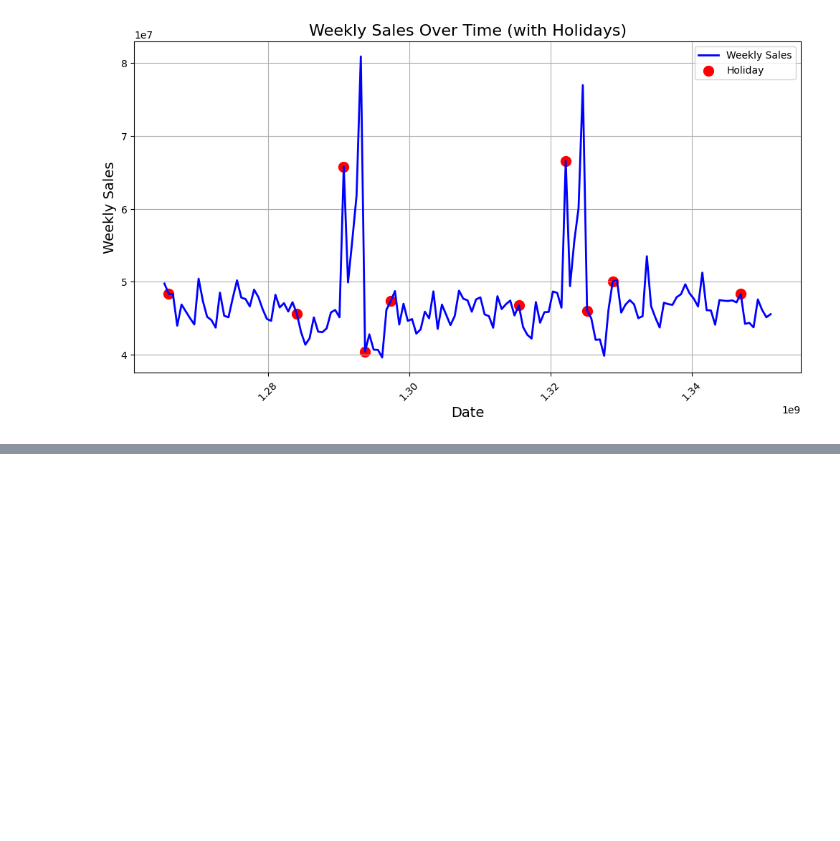
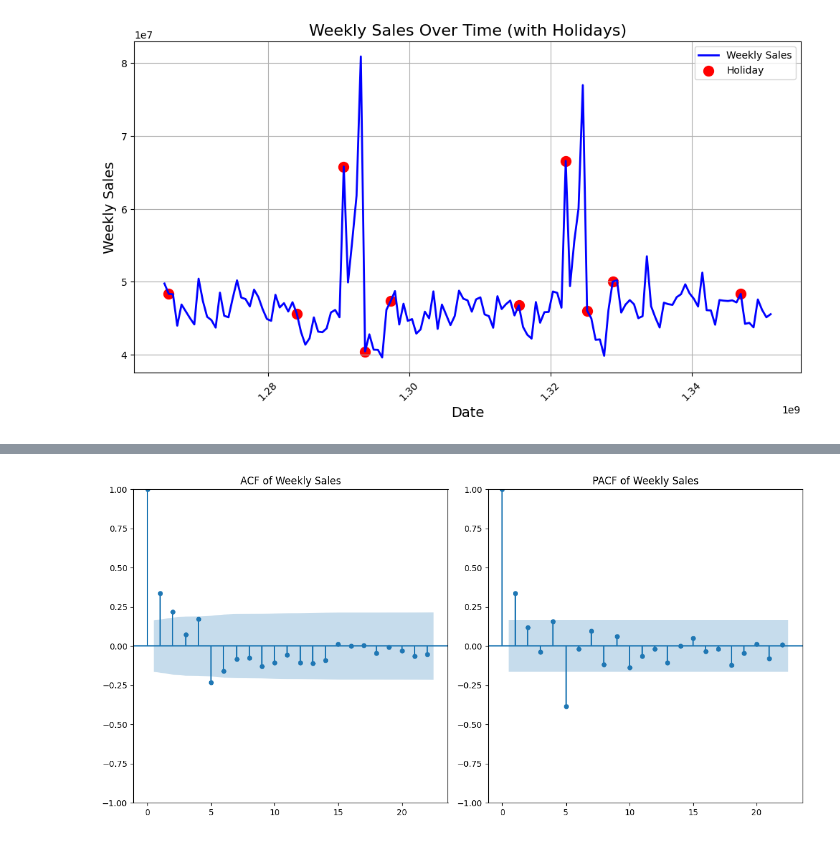
Before and after one commit to random-logic/Demand-Forecast, a Jupyter notebook: src/ARIMAX.ipynb, the cells around one changed output, grey strips where cells are left out. Saved outputs shown, nothing was run; the diff lists cells and outputs as text; code cells hidden in the pictures; blank space fills up the shorter version.

```diff
--- a/src/ARIMAX.ipynb
+++ b/src/ARIMAX.ipynb
@@ -19,6 +21,9 @@ df['Date'] = pd.to_datetime(df['Date'], format='%d-%m-%Y')
 
 # Convert to epoch time in seconds
 df['Date'] = df['Date'].astype(int) // 10**9
+
+# Set Date as index
+df.set_index('Date', inplace=True)
 
 df.head()
 
@@ -158,0 +97,81 @@ Best ARIMA Order: (10, 1, 5) with AIC: 4740.276258375735
+# %%
+# Plot ACF and PACF for Weekly_Sales to determine p, d, q
+fig, axes = plt.subplots(1, 2, figsize=(12, 6))
+plot_acf(df['Weekly_Sales'], ax=axes[0], title="ACF of Weekly Sales")
+plot_pacf(df['Weekly_Sales'], ax=axes[1], title="PACF of Weekly Sales")
+plt.tight_layout()
+plt.show()
+
+# Define target variable and exogenous variables
+y = df['Weekly_Sales']
+X = df[['Holiday_Flag', 'Temperature', 'Fuel_Price', 'CPI', 'Unemployment']]
+
+# Try different p, d, q combinations for ARIMAX
+p_values = range(0, 11)  # AR terms
+d_values = [0, 1]  # Differencing
+q_values = range(0, 6)  # MA terms
+
+# Function to fit the ARIMAX model
+def fit_arimax(p, d, q):
+    try:
+        model = ARIMA(y, exog=X, order=(p, d, q))
+        fitted_model = model.fit()
+        return (p, d, q, fitted_model.aic, fitted_model)
+    except Exception as e:
+        return (p, d, q, np.inf, None)
+
+# Set up the parameter grid
+parameter_grid = [(p, d, q) for p in p_values for d in d_values for q in q_values]
+
+# Parallelize grid search using ThreadPoolExecutor
+with ThreadPoolExecutor(max_workers=8) as executor:  # Adjust max_workers as needed
+    results = list(executor.map(lambda params: fit_arimax(*params), parameter_grid))
+
+# Find the best parameters based on AIC
+best_params = min(results, key=lambda x: x[3])
+print(f"Best Parameters: p={best_params[0]}, d={best_params[1]}, q={best_params[2]} with AIC = {best_params[3]}")
+
+# Extract the best model
+best_model = best_params[4]
+
+# If a valid model was found, generate predictions
+if best_model is not None:
+    # Make predictions with the best ARIMAX model
+    y_true = y
+    y_pred = best_model.predict(start=0, end=len(y)-1, exog=X)
+
+    mae = mean_absolute_error(y_true, y_pred)
+    mse = mean_squared_error(y_true, y_pred)
+    rmse = np.sqrt(mse)
+    r2 = r2_score(y_true, y_pred)
+
+    # Display the metrics
+    print(f"Mean Absolute Error (MAE): {mae}")
+    print(f"Mean Squared Error (MSE): {mse}")
+    print(f"Root Mean Squared Error (RMSE): {rmse}")
+    print(f"R-squared (R²): {r2}")
+
+    # Optional: Plot residuals to check if they resemble white noise
+    residuals = y_true - y_pred
+    plt.figure(figsize=(10, 6))
+    plt.plot(residuals)
+    plt.title("Residuals of the ARIMAX Model")
+    plt.xlabel("Date")
+    plt.ylabel("Residuals")
+    plt.tight_layout()
+    plt.show()
+
+    # Plot predicted vs. true Weekly Sales
+    plt.figure(figsize=(12, 6))
+    plt.plot(y, label="True Weekly Sales", color='blue')
+    plt.plot(y_pred, label="Predicted Weekly Sales", color='red', linestyle='--')
+    plt.legend()
+    plt.title("True vs Predicted Weekly Sales (ARIMAX)")
+    plt.xlabel("Date")
+    plt.ylabel("Weekly Sales")
+    plt.tight_layout()
+    plt.show()
+else:
+    print("No valid model was found!")
+# %% [output]
+[figure, added]
```
Also changed, not shown: parts of 4 cells of this notebook.
